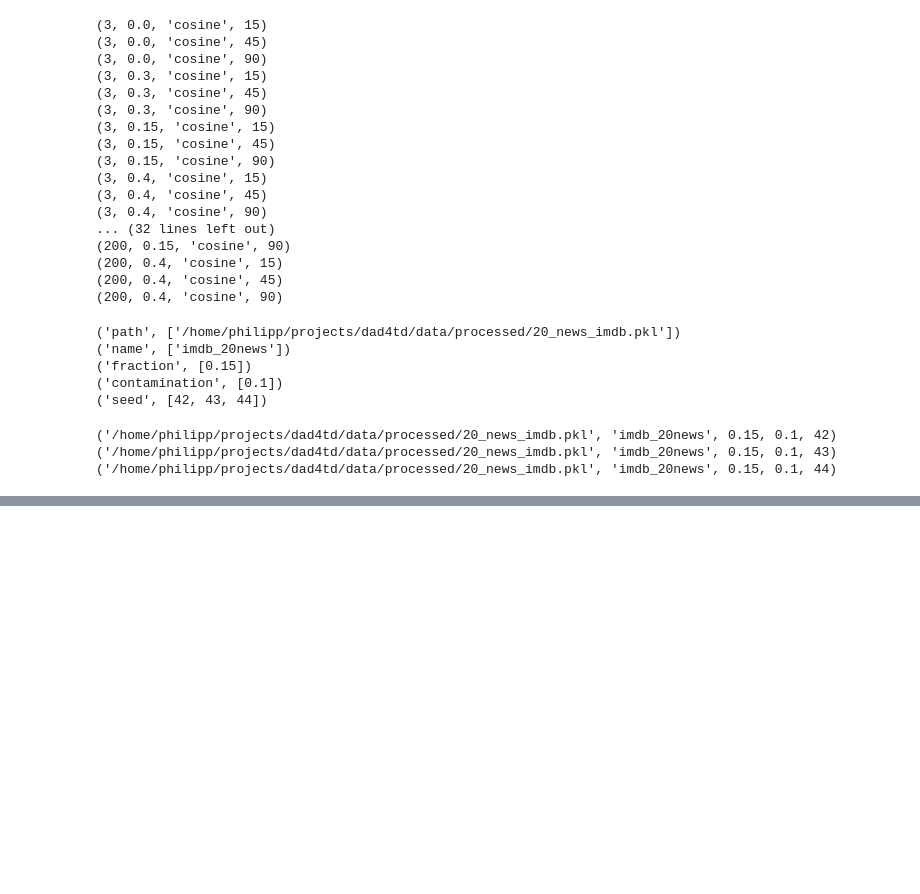
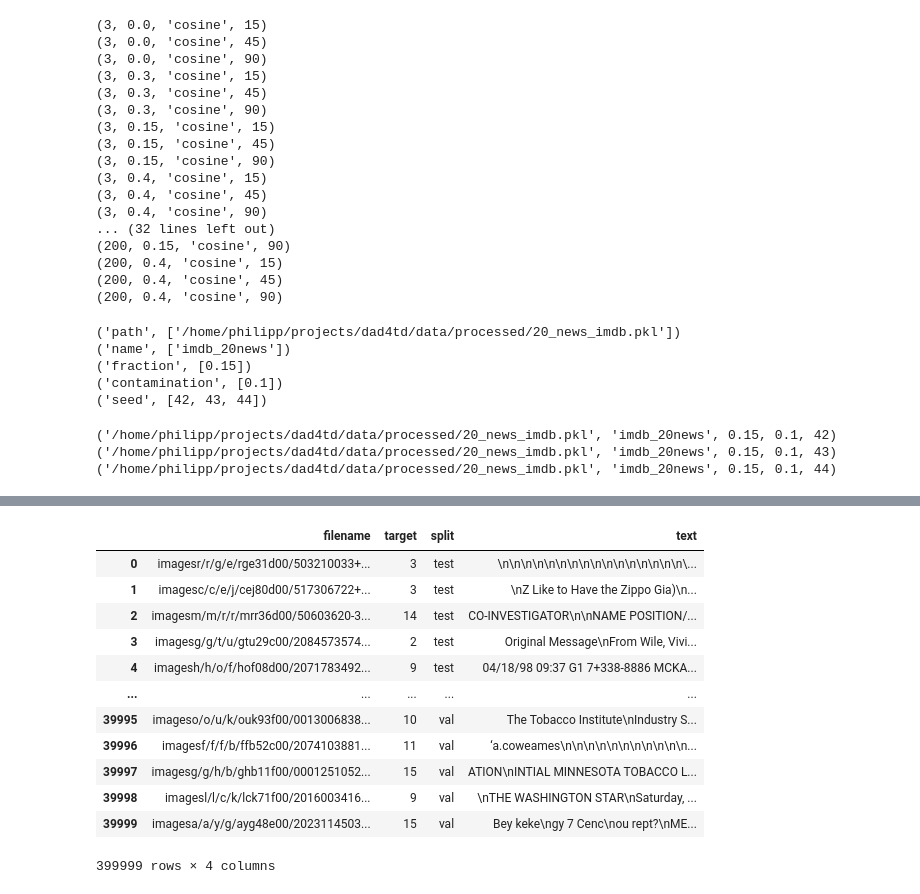
Before and after one commit to pschonev/deepanomaly4docs, a Jupyter notebook: notebooks/Untitled.ipynb, the cells around one changed output, grey strips where cells are left out. Drawn from its saved outputs; the diff is of its cells as text; code cells hidden in the pictures; blank space fills up the shorter version.

```diff
--- a/notebooks/Untitled.ipynb
+++ b/notebooks/Untitled.ipynb
@@ -83,0 +271,21 @@ for i in product(*imdb_20news_3splits.__dict__.values()):
+# %%
+import pandas as pd
+
+data_path = "/home/philipp/projects/dad4td/data/raw/QS-OCR-Large/rvl_cdip.pkl"
+df = pd.read_pickle(data_path)
+
+df
+# %% [output]
+|  | filename | target | split | text |
+| 0 | imagesr/r/g/e/rge31d00/503210033+... | 3 | test | \n\n\n\n\n\n\n\n\n\n\n\n\n\n\n\n\... |
+| 1 | imagesc/c/e/j/cej80d00/517306722+... | 3 | test | \nZ Like to Have the Zippo Gia)\n... |
+| 2 | imagesm/m/r/r/mrr36d00/50603620-3... | 14 | test | CO-INVESTIGATOR\n\nNAME POSITION/... |
+| 3 | imagesg/g/t/u/gtu29c00/2084573574... | 2 | test | Original Message\nFrom Wile, Vivi... |
+| 4 | imagesh/h/o/f/hof08d00/2071783492... | 9 | test | 04/18/98 09:37 G1 7+338-8886 MCKA... |
+| ... | ... | ... | ... | ... |
+| 39995 | imageso/o/u/k/ouk93f00/0013006838... | 10 | val | The Tobacco Institute\nIndustry S... |
+| 39996 | imagesf/f/f/b/ffb52c00/2074103881... | 11 | val | ‘a.coweames\n\n\n\n\n\n\n\n\n\n\n... |
+| 39997 | imagesg/g/h/b/ghb11f00/0001251052... | 15 | val | ATION\nINTIAL MINNESOTA TOBACCO L... |
+| 39998 | imagesl/l/c/k/lck71f00/2016003416... | 9 | val | \nTHE WASHINGTON STAR\nSaturday, ... |
+| 39999 | imagesa/a/y/g/ayg48e00/2023114503... | 15 | val | Bey keke\ngy 7 Cenc\nou rept?\nME... |
+399999 rows × 4 columns
```
Also changed, not shown: parts of 6 cells of this notebook, 6 other files.
